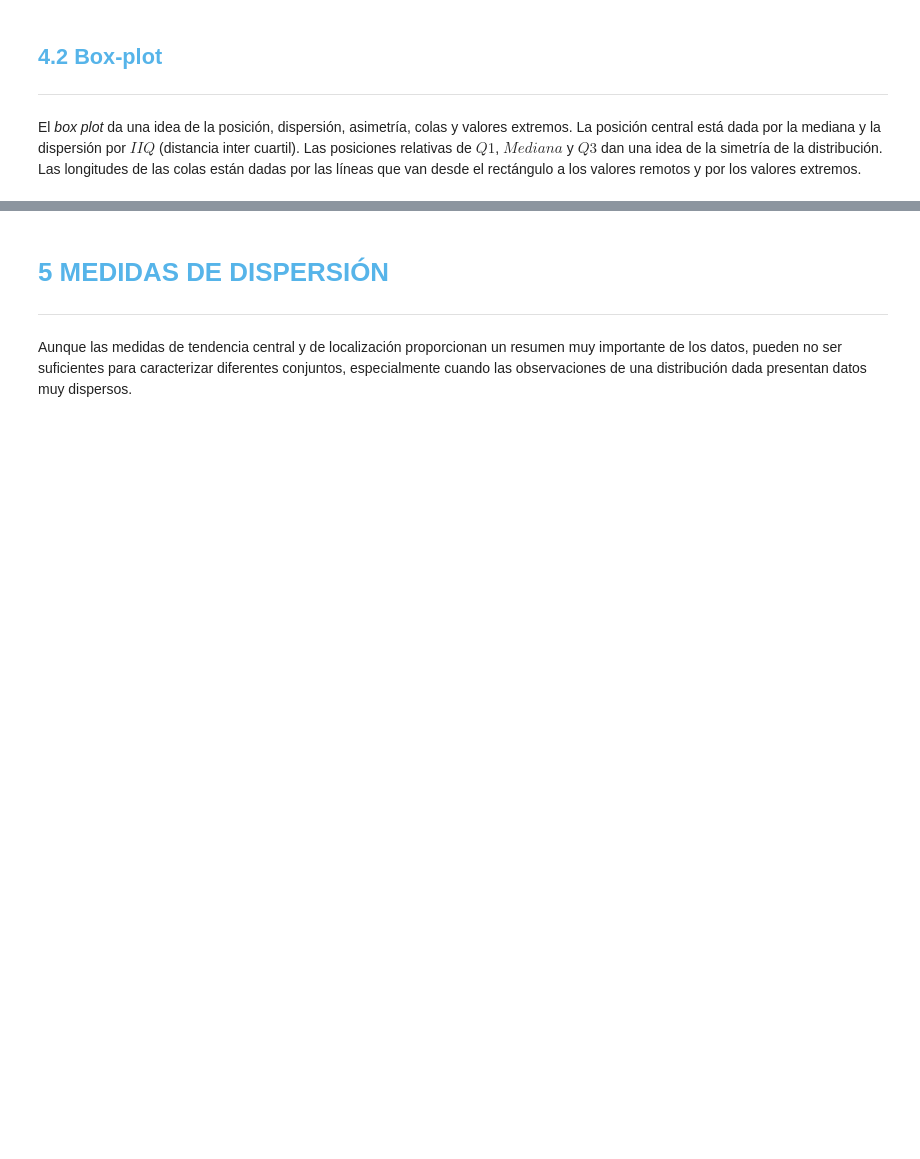
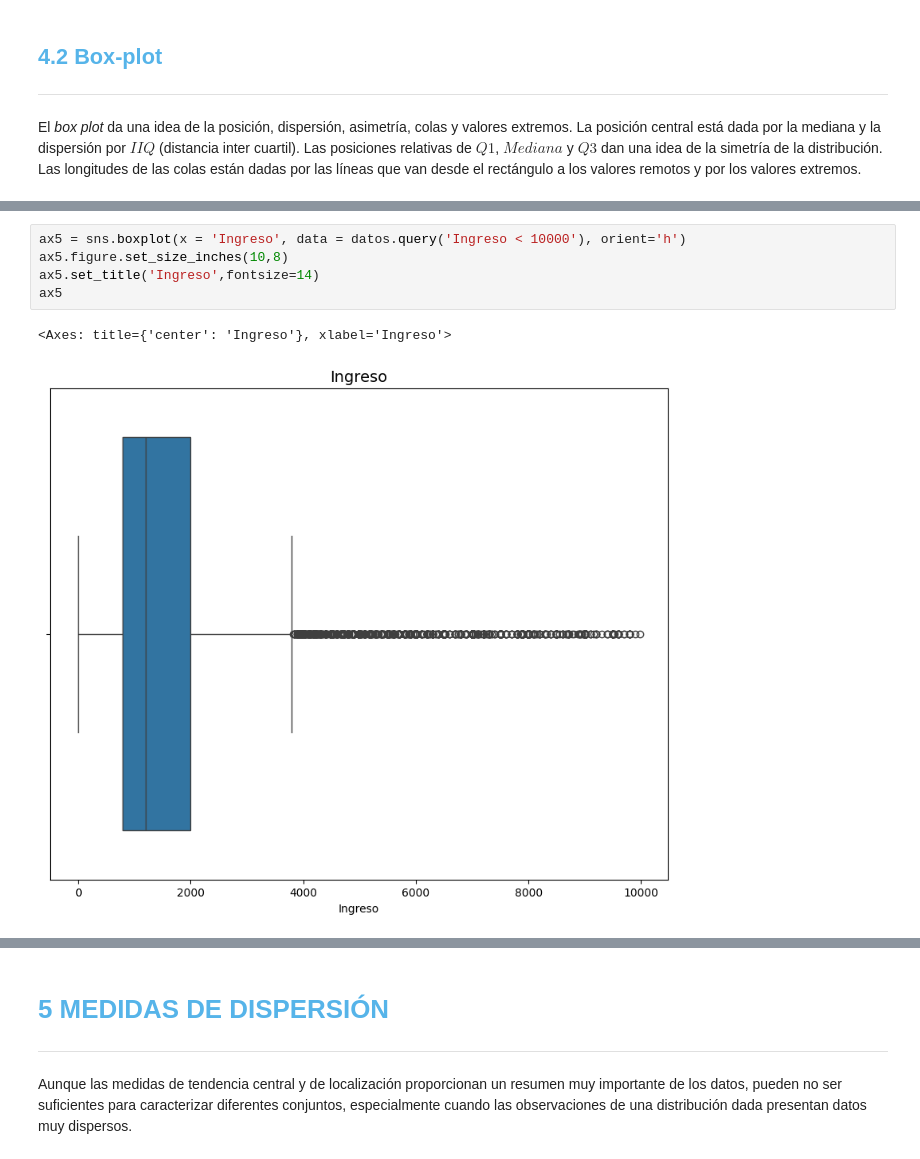
Before and after one commit to Eve113/Curso_de_Estadistica_con_Python_1, a Jupyter notebook: Curso_de_Estadística_con_Python_1.ipynb, the cells around one changed output, grey strips where cells are left out. Saved outputs shown, nothing was run; the diff lists cells and outputs as text; blank space fills up the shorter version.

```diff
--- a/Curso_de_Estadística_con_Python_1.ipynb
+++ b/Curso_de_Estadística_con_Python_1.ipynb
@@ -993,0 +1012,8 @@ El *box plot* da una idea de la posición, dispersión, asimetría, colas y valo
+# %%
+ax5 = sns.boxplot(x = 'Ingreso', data = datos.query('Ingreso < 10000'), orient='h')
+ax5.figure.set_size_inches(10,8)
+ax5.set_title('Ingreso',fontsize=14)
+ax5
+# %% [output]
+<Axes: title={'center': 'Ingreso'}, xlabel='Ingreso'>
+[figure, added]
```
Also changed, not shown: parts of 5 cells of this notebook.
